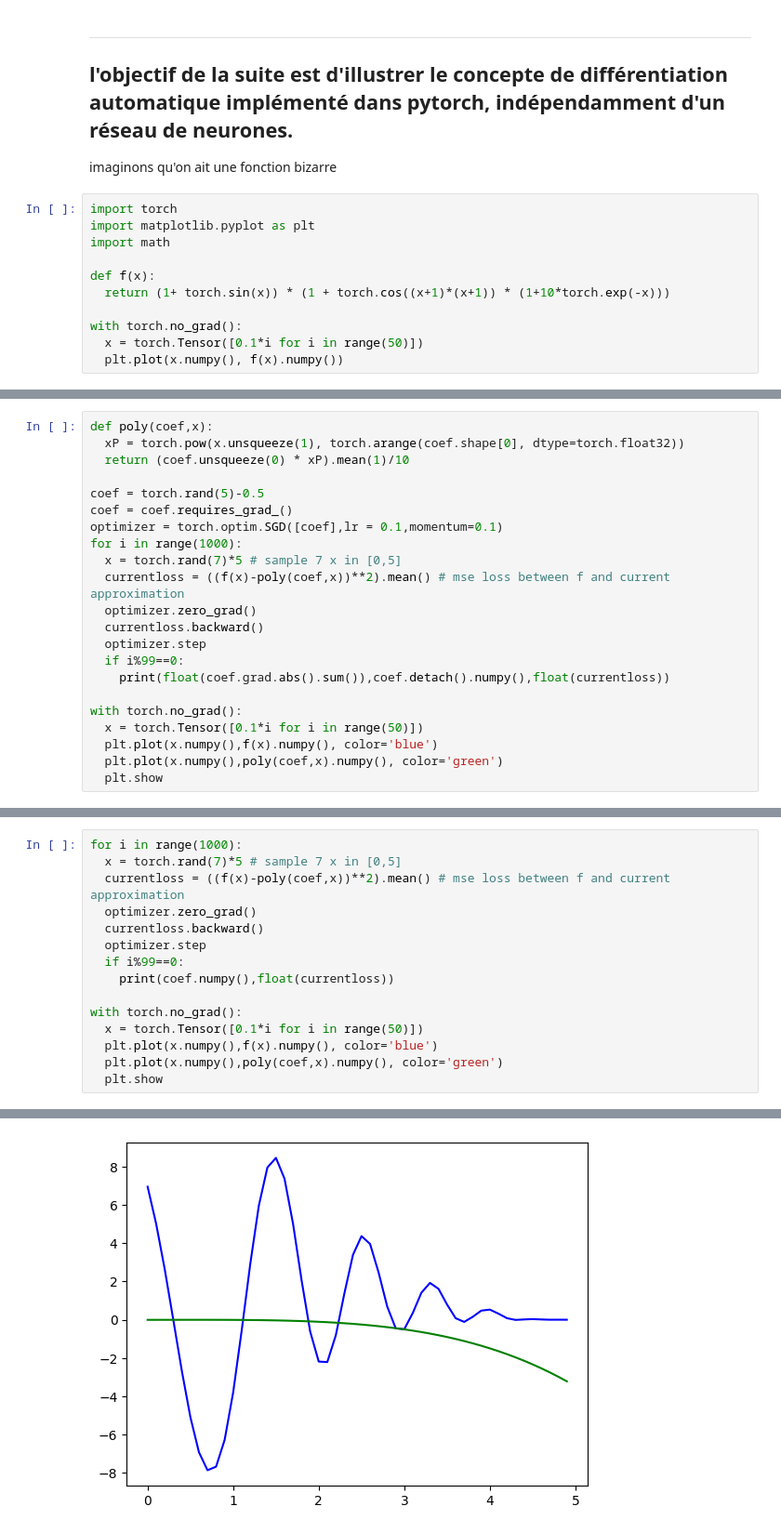
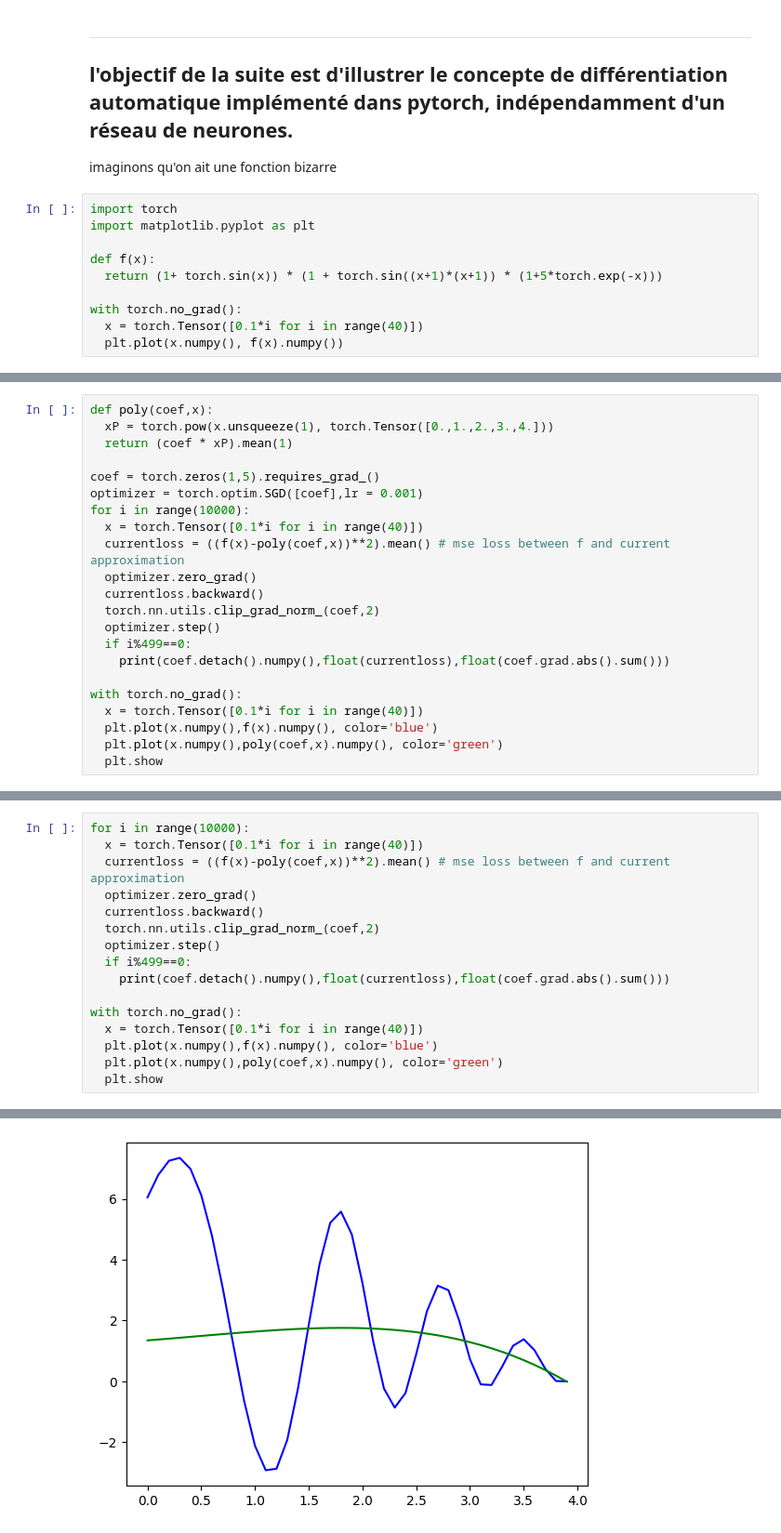
Before and after one commit to achanhon/coursdeeplearningcolab, a Jupyter notebook: illustration_cours_ensta.ipynb, the cells around one changed output, grey strips where cells are left out. Shown at 93% size. Cells and saved outputs as stored; diff of their text form.

```diff
--- a/illustration_cours_ensta.ipynb
+++ b/illustration_cours_ensta.ipynb
@@ -54,12 +54,11 @@ imaginons qu'on ait une fonction bizarre
 # %%
 import torch
 import matplotlib.pyplot as plt
-import math
 
 def f(x):
-  return (1+ torch.sin(x)) * (1 + torch.cos((x+1)*(x+1)) * (1+10*torch.exp(-x)))
+  return (1+ torch.sin(x)) * (1 + torch.sin((x+1)*(x+1)) * (1+5*torch.exp(-x)))
 
 with torch.no_grad():
-  x = torch.Tensor([0.1*i for i in range(50)])
+  x = torch.Tensor([0.1*i for i in range(40)])
   plt.plot(x.numpy(), f(x).numpy())
 # %% [output]
@@ -69,22 +68,22 @@ et qu'on veuille l'approximer sur [0,5] avec un polynome de degrée 6
 # %%
 def poly(coef,x):
-  xP = torch.pow(x.unsqueeze(1), torch.arange(coef.shape[0], dtype=torch.float32))
-  return (coef.unsqueeze(0) * xP).mean(1)/10
+  xP = torch.pow(x.unsqueeze(1), torch.Tensor([0.,1.,2.,3.,4.]))
+  return (coef * xP).mean(1)
 
-coef = torch.rand(5)-0.5
-coef = coef.requires_grad_()
-optimizer = torch.optim.SGD([coef],lr = 0.1,momentum=0.1)
-for i in range(1000):
-  x = torch.rand(7)*5 # sample 7 x in [0,5]
+coef = torch.zeros(1,5).requires_grad_()
+optimizer = torch.optim.SGD([coef],lr = 0.001)
+for i in range(10000):
+  x = torch.Tensor([0.1*i for i in range(40)])
   currentloss = ((f(x)-poly(coef,x))**2).mean() # mse loss between f and current approximation
   optimizer.zero_grad()
   currentloss.backward()
-  optimizer.step
-  if i%99==0:
-    print(float(coef.grad.abs().sum()),coef.detach().numpy(),float(currentloss))
+  torch.nn.utils.clip_grad_norm_(coef,2)
+  optimizer.step()
+  if i%499==0:
+    print(coef.detach().numpy(),float(currentloss),float(coef.grad.abs().sum()))
 
 with torch.no_grad():
-  x = torch.Tensor([0.1*i for i in range(50)])
+  x = torch.Tensor([0.1*i for i in range(40)])
   plt.plot(x.numpy(),f(x).numpy(), color='blue')
   plt.plot(x.numpy(),poly(coef,x).numpy(), color='green')
   plt.show
@@ -104,15 +109,16 @@ with torch.no_grad():
 # %%
-for i in range(1000):
-  x = torch.rand(7)*5 # sample 7 x in [0,5]
+for i in range(10000):
+  x = torch.Tensor([0.1*i for i in range(40)])
   currentloss = ((f(x)-poly(coef,x))**2).mean() # mse loss between f and current approximation
   optimizer.zero_grad()
   currentloss.backward()
-  optimizer.step
-  if i%99==0:
-    print(coef.numpy(),float(currentloss))
+  torch.nn.utils.clip_grad_norm_(coef,2)
+  optimizer.step()
+  if i%499==0:
+    print(coef.detach().numpy(),float(currentloss),float(coef.grad.abs().sum()))
 
 with torch.no_grad():
-  x = torch.Tensor([0.1*i for i in range(50)])
+  x = torch.Tensor([0.1*i for i in range(40)])
   plt.plot(x.numpy(),f(x).numpy(), color='blue')
   plt.plot(x.numpy(),poly(coef,x).numpy(), color='green')
   plt.show
@@ -131 +143 @@ with torch.no_grad():
-[figure, old version]
+[figure, new version]
```
Also changed, not shown: parts of 5 cells of this notebook.
